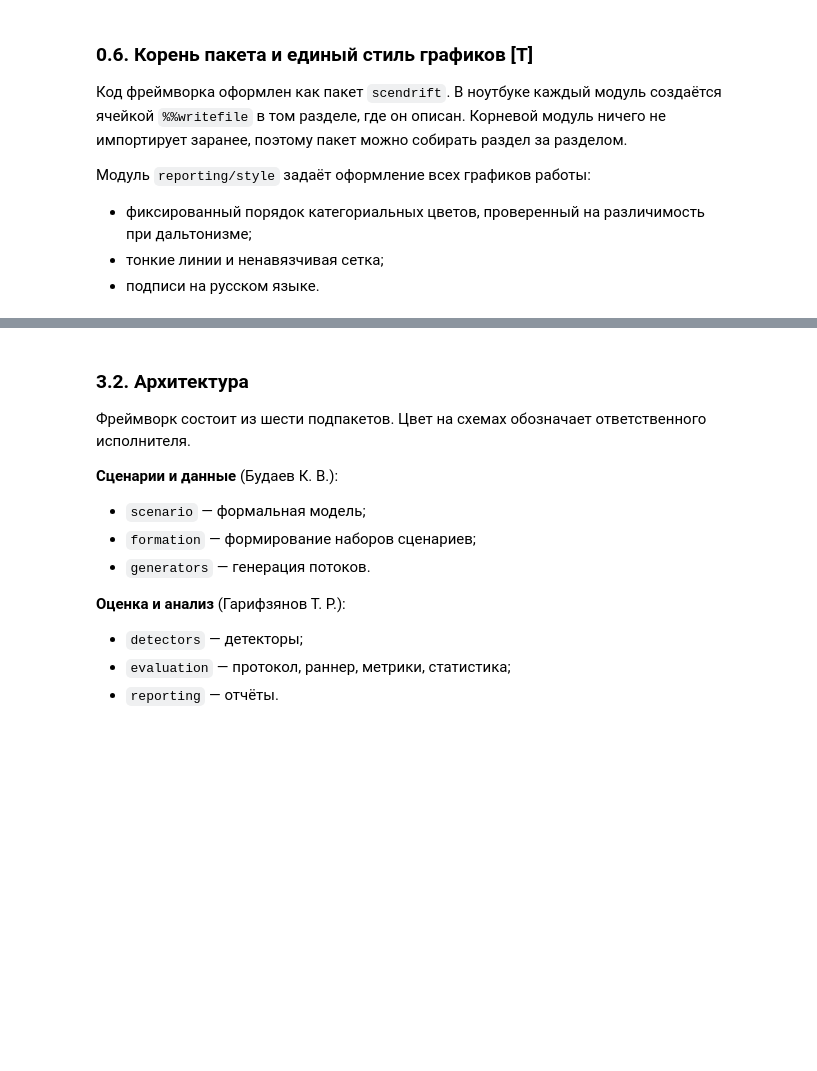
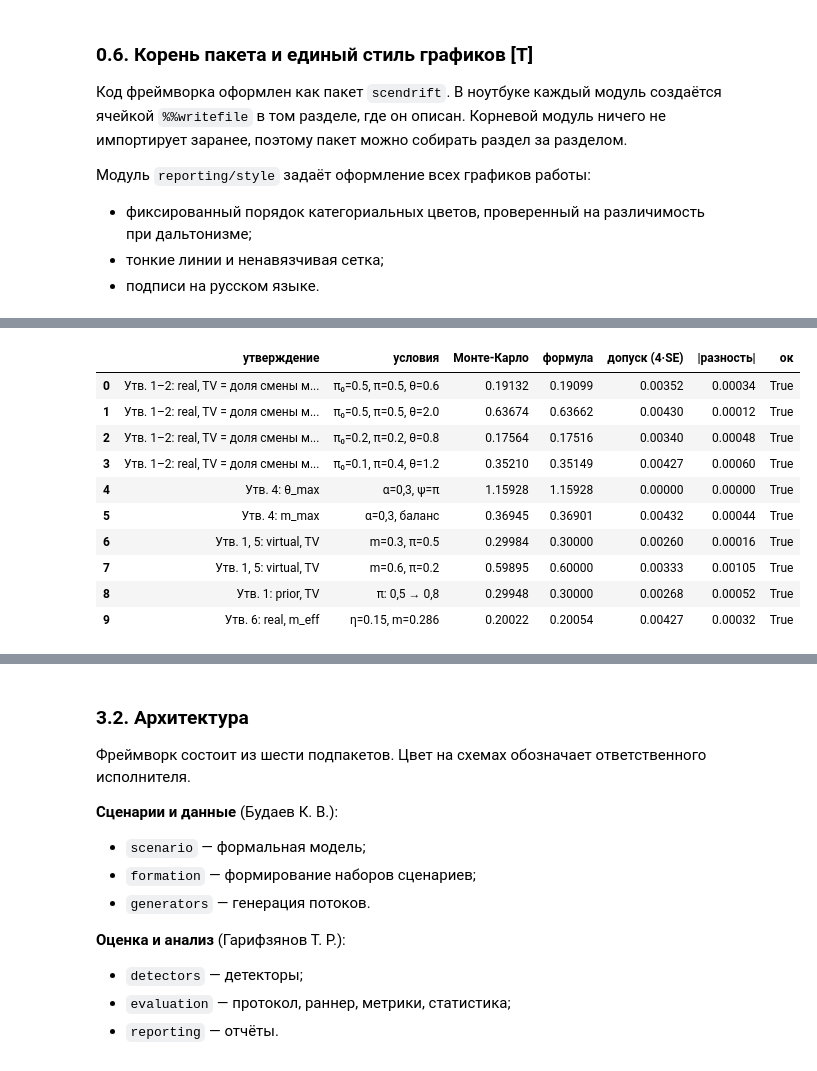
Before and after one commit to kolha733/Final-Project, a Jupyter notebook: vkr/VKR_Budaev_Garifzyanov.ipynb, the cells around one changed output, grey strips where cells are left out. Drawn from its saved outputs; the diff is of its cells as text; code cells hidden in the pictures; blank space fills up the shorter version.

```diff
--- a/vkr/VKR_Budaev_Garifzyanov.ipynb
+++ b/vkr/VKR_Budaev_Garifzyanov.ipynb
@@ -595,18 +725,15 @@ def formula_real(theta: float, pi0: float, prior: float) -> float:
 
 def sample_label_shift(w, z, prior, n, d):
     """x | y по схеме label shift через отбор из N(0, I) (без формул модели)."""
-    out, labels = [], []
-    need = {1: int(rng.binomial(n, prior))}
-    need[0] = n - need[1]
-    for cls, count in need.items():
+    out = []
+    count1 = int(rng.binomial(n, prior))
+    for cls, count in ((1, count1), (0, n - count1)):
         got = []
         while sum(len(g) for g in got) < count:
             x = rng.standard_normal((4 * count + 1000, d))
             got.append(x[((x @ w) > z) == bool(cls)])
-        xs = np.vstack(got)[:count]
-        out.append(xs)
-        labels.append(np.full(count, cls))
-    return np.vstack(out), np.concatenate(labels)
+        out.append(np.vstack(got)[:count])
+    return np.vstack(out)
 
 
 def rotate_in_plane(w, theta, d):
@@ -614,60 +741,80 @@ def rotate_in_plane(w, theta, d):
     u -= (u @ w) * w
     u /= np.linalg.norm(u)
     return math.cos(theta) * w + math.sin(theta) * u
 
 
+def share_row(name, cond, flags, ref):
+    est = float(np.mean(flags))
+    return (name, cond, est, ref, 4 * math.sqrt(max(est * (1 - est), 1e-12) / flags.size))
+
+
 rows, n_mc, d = [], 200_000, 8
 w = np.ones(d) / math.sqrt(d)
 for pi0, prior, theta in [(0.5, 0.5, 0.6), (0.5, 0.5, 2.0), (0.2, 0.2, 0.8), (0.1, 0.4, 1.2)]:
     z = ndtri(1 - pi0)
-    x, _ = sample_label_shift(w, z, prior, n_mc, d)
+    x = sample_label_shift(w, z, prior, n_mc, d)
     w2 = rotate_in_plane(w, theta, d)
-    est = np.mean(((x @ w) > z) != ((x @ w2) > z))
     ref = theta / math.pi if pi0 == prior == 0.5 else formula_real(theta, pi0, prior)
-    rows.append(("Утв. 1–2: m_real(θ)", f"π₀={pi0}, π={prior}, θ={theta}", est, ref))
+    rows.append(share_row("Утв. 1–2: real, TV = доля смены метки",
+                          f"π₀={pi0}, π={prior}, θ={theta}", ((x @ w) > z) != ((x @ w2) > z), ref))
 
-# Утверждение 4: поворот внутри A, |A| = 3 из 10, φ = π (предельный)
+# Утверждение 4: поворот внутри A, |A| = 3 из 10, ψ = π (предельный)
 d4, k4 = 10, 3
 w4 = np.ones(d4) / math.sqrt(d4)
-A = np.arange(k4)
-s = k4 / d4
+q = k4 / d4
 w4_rot = w4.copy()
-w4_rot[A] = -w4[A]  # поворот на φ = π внутри A
-theta_emp = math.acos(w4 @ w4_rot)
-rows.append(("Утв. 4: θ_max", "α=0,3, φ=π", theta_emp, math.acos(1 - 2 * s)))
+w4_rot[:k4] = -w4[:k4]  # поворот на ψ = π внутри A
+rows.append(("Утв. 4: θ_max", "α=0,3, ψ=π", math.acos(w4 @ w4_rot), math.acos(1 - 2 * q), 1e-12))
 x = rng.standard_normal((n_mc, d4))
-est = np.mean(((x @ w4) > 0) != ((x @ w4_rot) > 0))
-rows.append(("Утв. 4: m_max", "α=0,3, баланс", est, math.acos(1 - 2 * s) / math.pi))
+rows.append(share_row("Утв. 4: m_max", "α=0,3, баланс", ((x @ w4) > 0) != ((x @ w4_rot) > 0),
+                      math.acos(1 - 2 * q) / math.pi))
 
-# Утверждение 5: расстояние Хеллингера через коэффициент Бхаттачарьи при перевзвешивании классов
+# Утверждения 1 (virtual) и 5: TV = E_p[(1 − q/p)⁺] при перевзвешивании классов
 for m_target, prior in [(0.3, 0.5), (0.6, 0.2)]:
-    delta = math.sqrt(-8 * math.log(1 - m_target**2))
-    z = 0.0
-    x, y = sample_label_shift(w, z, prior, n_mc, d)
+    delta = 2 * ndtri((1 + m_target) / 2)
+    x = sample_label_shift(w, 0.0, prior, n_mc, d)
     v = rng.standard_normal(d)
     v -= (v @ w) * w
     v /= np.linalg.norm(v)
-    # отношение плотностей q/p: множители класса совпадают, т.к. сдвиг ⊥ w
-    log_ratio = -0.5 * (((x - delta * v) ** 2).sum(1) - (x**2).sum(1))
-    bc = np.mean(np.exp(0.5 * log_ratio))
-    rows.append(("Утв. 5: H", f"m={m_target}, π={prior}", math.sqrt(max(0, 1 - bc)), m_target))
+    # множители классов в q/p сокращаются, т.к. сдвиг ⊥ w
+    integrand = np.clip(1 - np.exp(delta * (x @ v) - delta**2 / 2), 0, None)
+    rows.append(("Утв. 1, 5: virtual, TV", f"m={m_target}, π={prior}", integrand.mean(), m_target,
+                 4 * integrand.std() / math.sqrt(n_mc)))
 
-# Утверждение 6: прирост ошибки старого концепта на зашумлённых метках нового
+# Утверждение 1 (prior): TV совместных распределений = |Δπ|
+p_from, p_to = 0.5, 0.8
+y = rng.random(n_mc) < p_from
+ratio = np.where(y, p_to / p_from, (1 - p_to) / (1 - p_from))  # P(X|y) не меняется
+integrand = np.clip(1 - ratio, 0, None)
+rows.append(("Утв. 1: prior, TV", "π: 0,5 → 0,8", integrand.mean(), abs(p_to - p_from),
+             4 * integrand.std() / math.sqrt(n_mc)))
+
+# Утверждение 6: прирост ошибки старого концепта на зашумлённых метках нового (real)
 eta, theta = 0.15, 0.9
 x = rng.standard_normal((n_mc, d))
 w6 = rotate_in_plane(w, theta, d)
 y_new = ((x @ w6) > 0).astype(int)
-flip = rng.random(n_mc) < eta
-y_noisy = np.where(flip, 1 - y_new, y_new)
-err = np.mean(((x @ w) > 0).astype(int) != y_noisy)
-rows.append(("Утв. 6: m_eff", f"η={eta}, m={theta / math.pi:.3f}", err - eta,
-             theta / math.pi * (1 - 2 * eta)))
+y_noisy = np.where(rng.random(n_mc) < eta, 1 - y_new, y_new)
+err = ((x @ w) > 0).astype(int) != y_noisy
+row = share_row("Утв. 6: real, m_eff", f"η={eta}, m={theta / math.pi:.3f}", err,
+                eta + theta / math.pi * (1 - 2 * eta))
+rows.append((row[0], row[1], row[2] - eta, row[3] - eta, row[4]))
 
-check = pd.DataFrame(rows, columns=["утверждение", "условия", "Монте-Карло", "формула"])
+check = pd.DataFrame(rows, columns=["утверждение", "условия", "Монте-Карло", "формула", "допуск (4·SE)"])
 check["|разность|"] = (check["Монте-Карло"] - check["формула"]).abs()
-check["допуск (4σ)"] = 4 * np.sqrt(0.25 / n_mc)
-check.loc[check["утверждение"].str.contains("θ_max"), "допуск (4σ)"] = 1e-12
-check["ок"] = check["|разность|"] <= check["допуск (4σ)"]
+check["ок"] = check["|разность|"] <= check["допуск (4·SE)"]
 assert check["ок"].all(), check
 check.round(5)
+# %% [output]
+|  | утверждение | условия | Монте-Карло | формула | допуск (4·SE) | |разность| | ок |
+| 0 | Утв. 1–2: real, TV = доля смены м... | π₀=0.5, π=0.5, θ=0.6 | 0.19132 | 0.19099 | 0.00352 | 0.00034 | True |
+| 1 | Утв. 1–2: real, TV = доля смены м... | π₀=0.5, π=0.5, θ=2.0 | 0.63674 | 0.63662 | 0.00430 | 0.00012 | True |
+| 2 | Утв. 1–2: real, TV = доля смены м... | π₀=0.2, π=0.2, θ=0.8 | 0.17564 | 0.17516 | 0.00340 | 0.00048 | True |
+| 3 | Утв. 1–2: real, TV = доля смены м... | π₀=0.1, π=0.4, θ=1.2 | 0.35210 | 0.35149 | 0.00427 | 0.00060 | True |
+| 4 | Утв. 4: θ_max | α=0,3, ψ=π | 1.15928 | 1.15928 | 0.00000 | 0.00000 | True |
+| 5 | Утв. 4: m_max | α=0,3, баланс | 0.36945 | 0.36901 | 0.00432 | 0.00044 | True |
+| 6 | Утв. 1, 5: virtual, TV | m=0.3, π=0.5 | 0.29984 | 0.30000 | 0.00260 | 0.00016 | True |
+| 7 | Утв. 1, 5: virtual, TV | m=0.6, π=0.2 | 0.59895 | 0.60000 | 0.00333 | 0.00105 | True |
+| 8 | Утв. 1: prior, TV | π: 0,5 → 0,8 | 0.29948 | 0.30000 | 0.00268 | 0.00052 | True |
+| 9 | Утв. 6: real, m_eff | η=0.15, m=0.286 | 0.20022 | 0.20054 | 0.00427 | 0.00032 | True |
 # %% [markdown]
```
Also changed, not shown: parts of 67 cells of this notebook, 34 other files.
